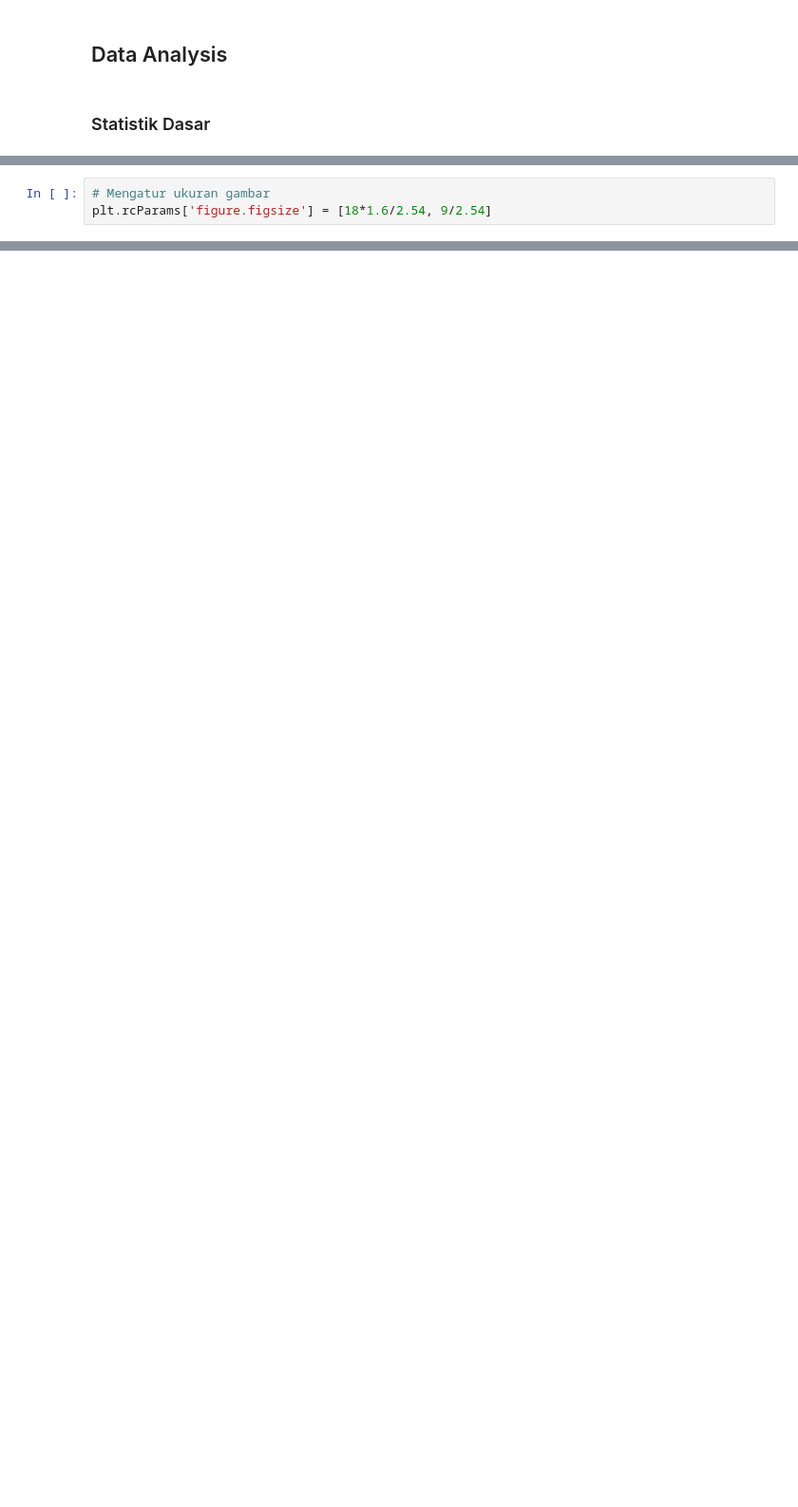
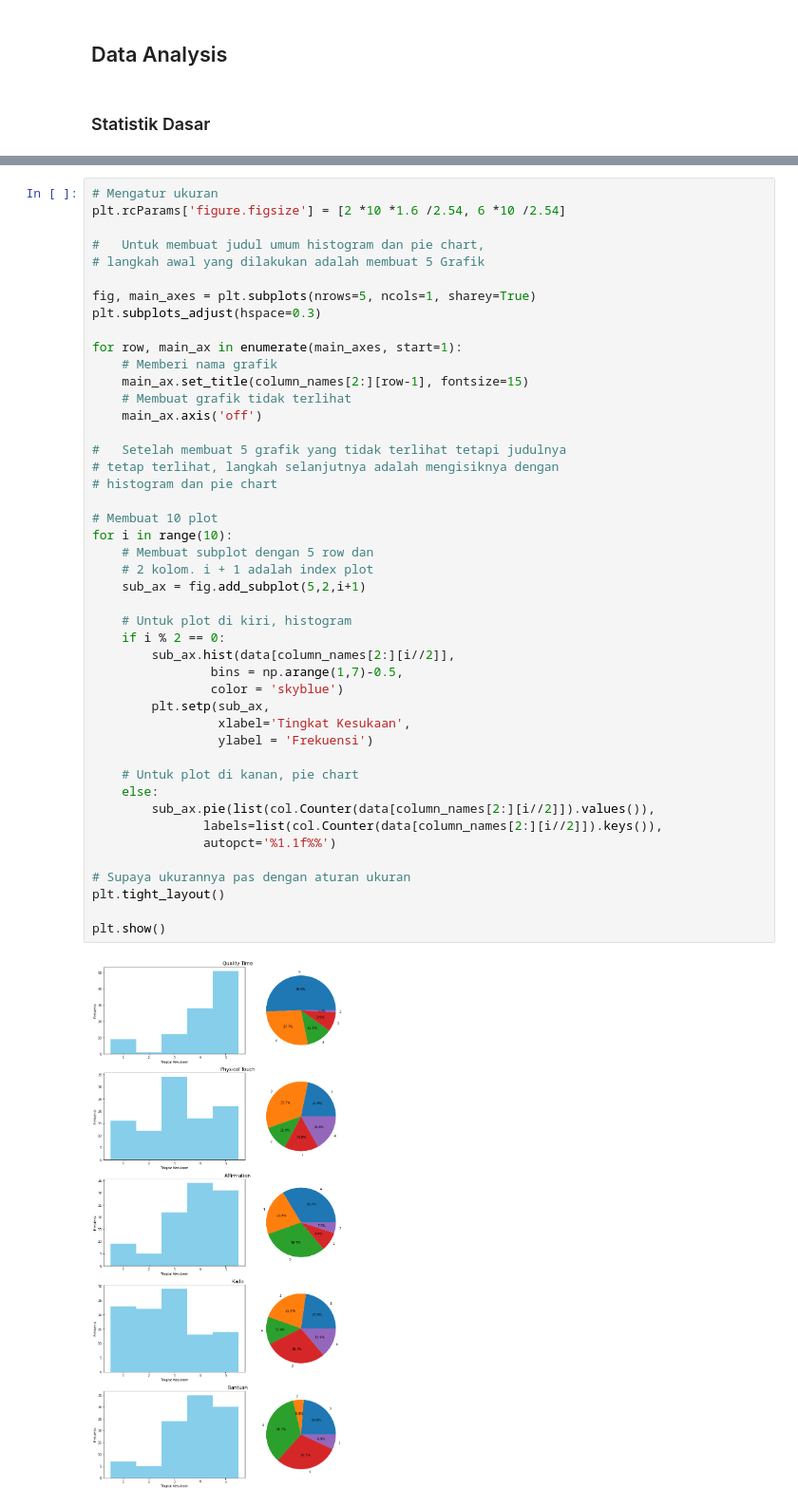
Before and after one commit to gdscitb/DSCDataScience, a Jupyter notebook: EksplorasiData_Muhammad Alif Putra Yasa/Analisis Data TakeMeOut.ipynb, the cells around one changed output, grey strips where cells are left out. Shown at 95% size. Drawn from its saved outputs; the diff is of its cells as text; blank space fills up the shorter version.

```diff
--- a/EksplorasiData_Muhammad Alif Putra Yasa/Analisis Data TakeMeOut.ipynb
+++ b/EksplorasiData_Muhammad Alif Putra Yasa/Analisis Data TakeMeOut.ipynb
@@ -63,3 +102,0 @@ tabel_sts
-# %%
-# Mengatur ukuran gambar
-plt.rcParams['figure.figsize'] = [18*1.6/2.54, 9/2.54]
@@ -120,0 +123,47 @@ plt.show()
+# %%
+# Mengatur ukuran
+plt.rcParams['figure.figsize'] = [2 *10 *1.6 /2.54, 6 *10 /2.54]
+
+#   Untuk membuat judul umum histogram dan pie chart,
+# langkah awal yang dilakukan adalah membuat 5 Grafik
+
+fig, main_axes = plt.subplots(nrows=5, ncols=1, sharey=True)
+plt.subplots_adjust(hspace=0.3)
+
+for row, main_ax in enumerate(main_axes, start=1):
+    # Memberi nama grafik
+    main_ax.set_title(column_names[2:][row-1], fontsize=15)
+    # Membuat grafik tidak terlihat
+    main_ax.axis('off')
+
+#   Setelah membuat 5 grafik yang tidak terlihat tetapi judulnya
+# tetap terlihat, langkah selanjutnya adalah mengisiknya dengan
+# histogram dan pie chart
+
+# Membuat 10 plot
+for i in range(10):
+    # Membuat subplot dengan 5 row dan
+    # 2 kolom. i + 1 adalah index plot
+    sub_ax = fig.add_subplot(5,2,i+1)
+
+    # Untuk plot di kiri, histogram
+    if i % 2 == 0:
+        sub_ax.hist(data[column_names[2:][i//2]],
+                bins = np.arange(1,7)-0.5,
+                color = 'skyblue')
+        plt.setp(sub_ax,
+                 xlabel='Tingkat Kesukaan',
+                 ylabel = 'Frekuensi')
+
+    # Untuk plot di kanan, pie chart
+    else:
+        sub_ax.pie(list(col.Counter(data[column_names[2:][i//2]]).values()),
+               labels=list(col.Counter(data[column_names[2:][i//2]]).keys()),
+               autopct='%1.1f%%')
+
+# Supaya ukurannya pas dengan aturan ukuran
+plt.tight_layout()
+
+plt.show()
+# %% [output]
+[figure, added]
```
Also changed, not shown: parts of 13 cells of this notebook.
